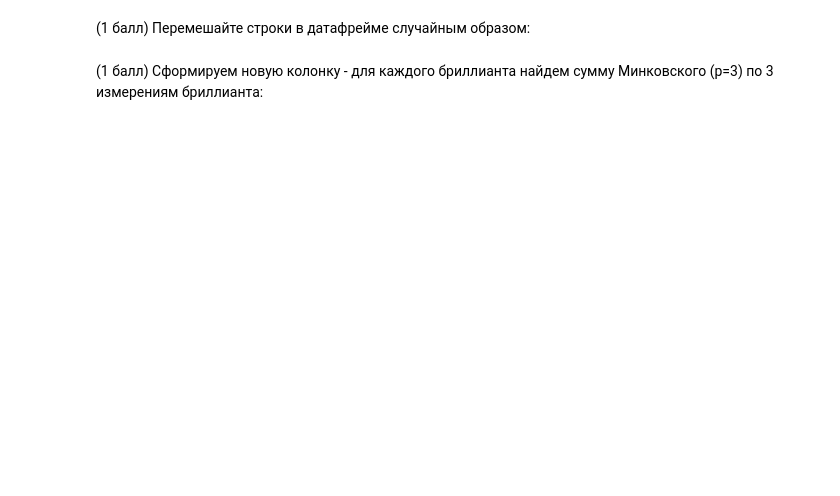
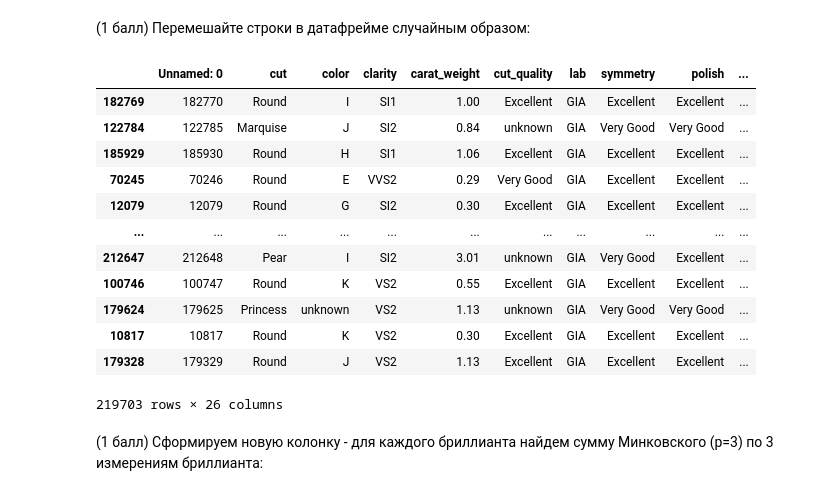
Before and after one commit to mrkustik1985/python, a Jupyter notebook: lab_work.ipynb, the cells around one changed output. Cells and saved outputs as stored; diff of their text form; code cells hidden in the pictures; blank space fills up the shorter version.

```diff
--- a/lab_work.ipynb
+++ b/lab_work.ipynb
@@ -481,0 +480,3 @@ Name: total_sales_price, Length: 219703, dtype: int64
+# %%
+diamonds = pd.read_csv("diamonds.csv")
+diamonds[:10]
@@ -486,2 +498,18 @@ Name: total_sales_price, Length: 219703, dtype: int64
+# %%
+diamonds.sample(frac=1)
+# %% [output]
+|  | Unnamed: 0 | cut | color | clarity | carat_weight | cut_quality | lab | symmetry | polish | ... |
+| 182769 | 182770 | Round | I | SI1 | 1.00 | Excellent | GIA | Excellent | Excellent | ... |
+| 122784 | 122785 | Marquise | J | SI2 | 0.84 | unknown | GIA | Very Good | Very Good | ... |
+| 185929 | 185930 | Round | H | SI1 | 1.06 | Excellent | GIA | Excellent | Excellent | ... |
+| 70245 | 70246 | Round | E | VVS2 | 0.29 | Very Good | GIA | Excellent | Excellent | ... |
+| 12079 | 12079 | Round | G | SI2 | 0.30 | Excellent | GIA | Excellent | Excellent | ... |
+| ... | ... | ... | ... | ... | ... | ... | ... | ... | ... | ... |
+| 212647 | 212648 | Pear | I | SI2 | 3.01 | unknown | GIA | Very Good | Excellent | ... |
+| 100746 | 100747 | Round | K | VS2 | 0.55 | Excellent | GIA | Excellent | Excellent | ... |
+| 179624 | 179625 | Princess | unknown | VS2 | 1.13 | unknown | GIA | Very Good | Very Good | ... |
+| 10817 | 10817 | Round | K | VS2 | 0.30 | Excellent | GIA | Excellent | Excellent | ... |
+| 179328 | 179329 | Round | J | VS2 | 1.13 | Excellent | GIA | Excellent | Excellent | ... |
+219703 rows × 26 columns
 # %% [markdown]
 (1 балл) Сформируем новую колонку - для каждого бриллианта найдем сумму Минковского (p=3) по 3 измерениям бриллианта:
```
Also changed, not shown: parts of 7 cells of this notebook.
